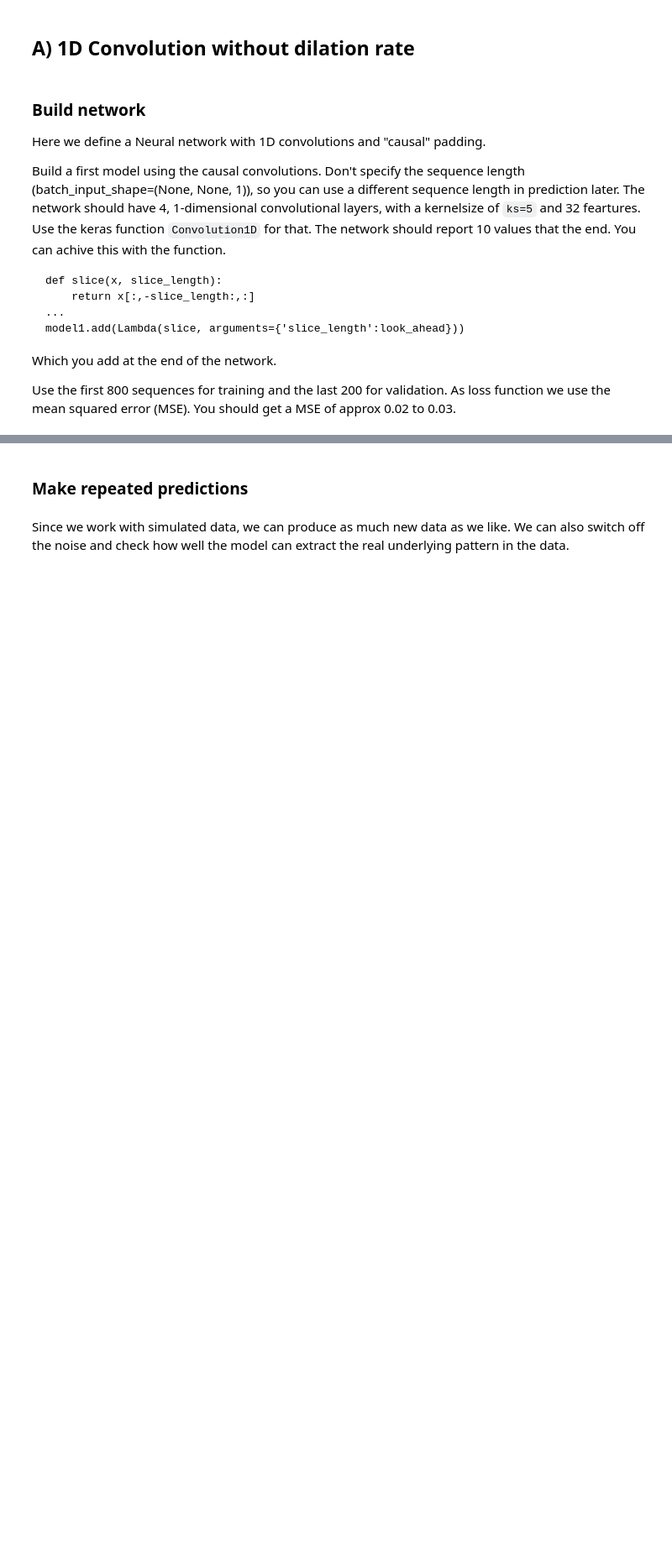
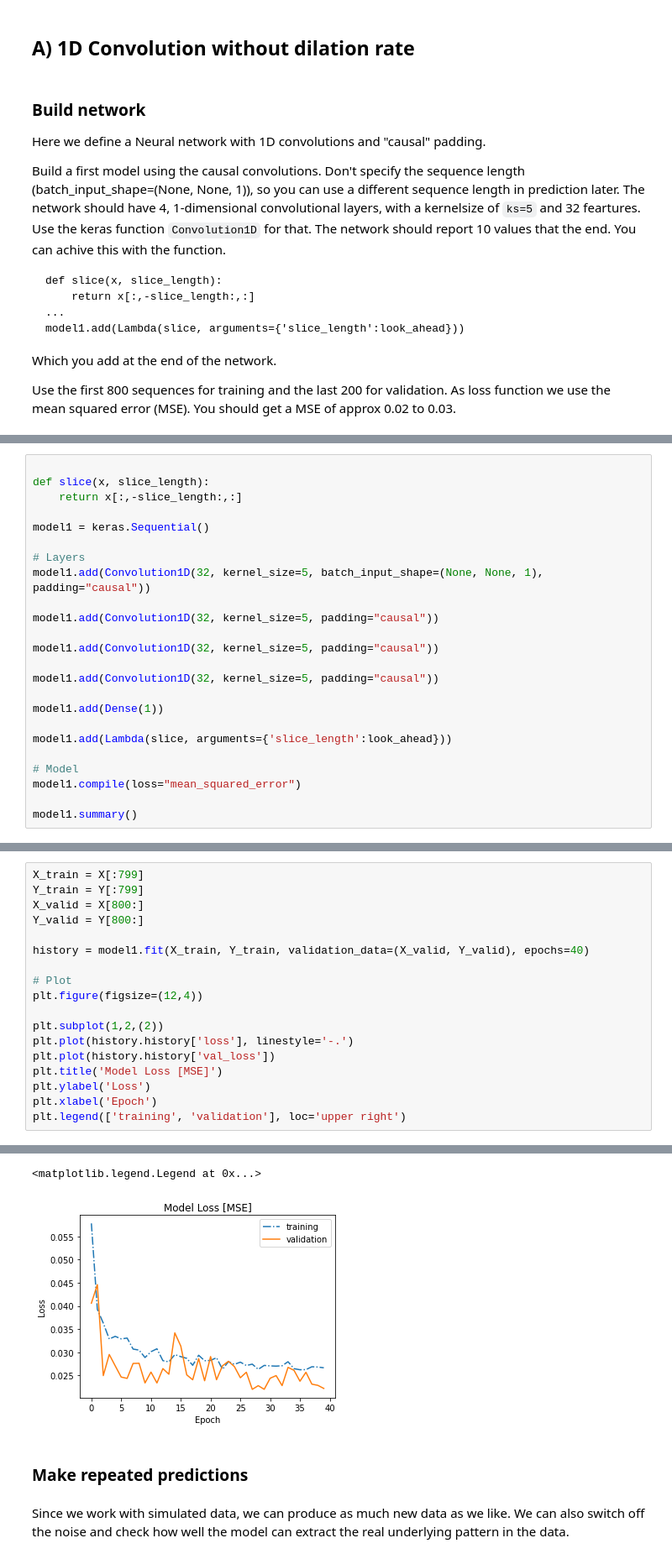
Before and after one commit to schmuecker/machine-learning-course, a Jupyter notebook: Deep Learning/03 rnn/03.1/LSTM_vs_1DConv_no_solution.ipynb, the cells around one changed output, grey strips where cells are left out. Shown at 84% size. Drawn from its saved outputs; the diff is of its cells as text; blank space fills up the shorter version.

```diff
--- a/Deep Learning/03 rnn/03.1/LSTM_vs_1DConv_no_solution.ipynb
+++ b/Deep Learning/03 rnn/03.1/LSTM_vs_1DConv_no_solution.ipynb
@@ -100,0 +88,24 @@ _________________________________________________________________
+# %%
+
+def slice(x, slice_length):
+    return x[:,-slice_length:,:]
+
+model1 = keras.Sequential()
+
+# Layers
+model1.add(Convolution1D(32, kernel_size=5, batch_input_shape=(None, None, 1), padding="causal"))
+
+model1.add(Convolution1D(32, kernel_size=5, padding="causal"))
+
+model1.add(Convolution1D(32, kernel_size=5, padding="causal"))
+
+model1.add(Convolution1D(32, kernel_size=5, padding="causal"))
+
+model1.add(Dense(1))
+
+model1.add(Lambda(slice, arguments={'slice_length':look_ahead}))
+
+# Model
+model1.compile(loss="mean_squared_error")
+
+model1.summary()
@@ -100,0 +130,19 @@ _________________________________________________________________
+# %%
+X_train = X[:799]
+Y_train = Y[:799]
+X_valid = X[800:]
+Y_valid = Y[800:]
+
+history = model1.fit(X_train, Y_train, validation_data=(X_valid, Y_valid), epochs=40)
+
+# Plot
+plt.figure(figsize=(12,4))
+
+plt.subplot(1,2,(2))
+plt.plot(history.history['loss'], linestyle='-.')
+plt.plot(history.history['val_loss'])
+plt.title('Model Loss [MSE]')
+plt.ylabel('Loss')
+plt.xlabel('Epoch')
+plt.legend(['training', 'validation'], loc='upper right')
+# %% [output]
@@ -101,3 +166,5 @@ _________________________________________________________________
+<matplotlib.legend.Legend at 0x...>
+[figure, added]
 # %% [markdown]
 ### Make repeated predictions
 # %% [markdown]
```
Also changed, not shown: parts of 10 cells of this notebook.
